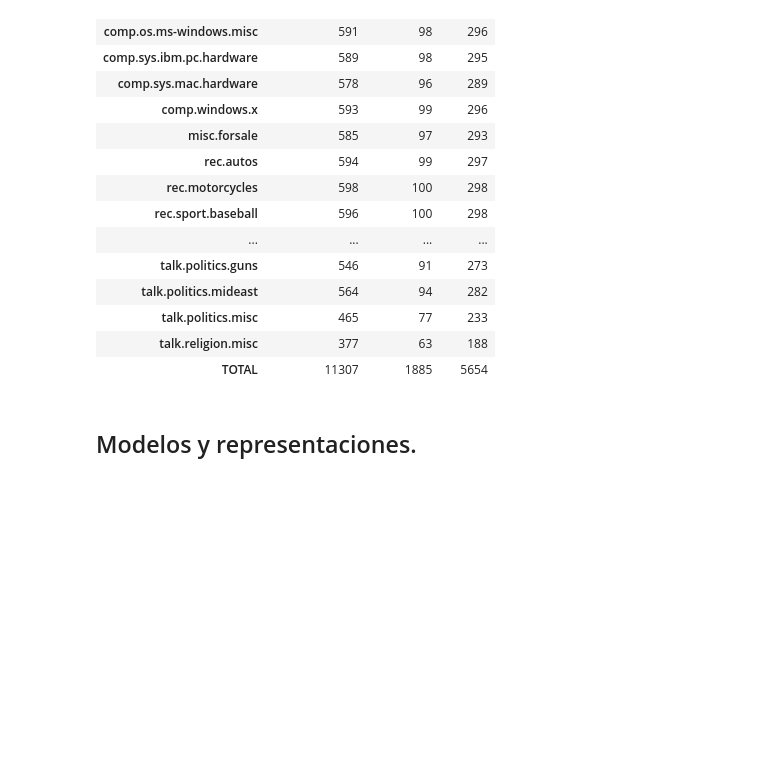
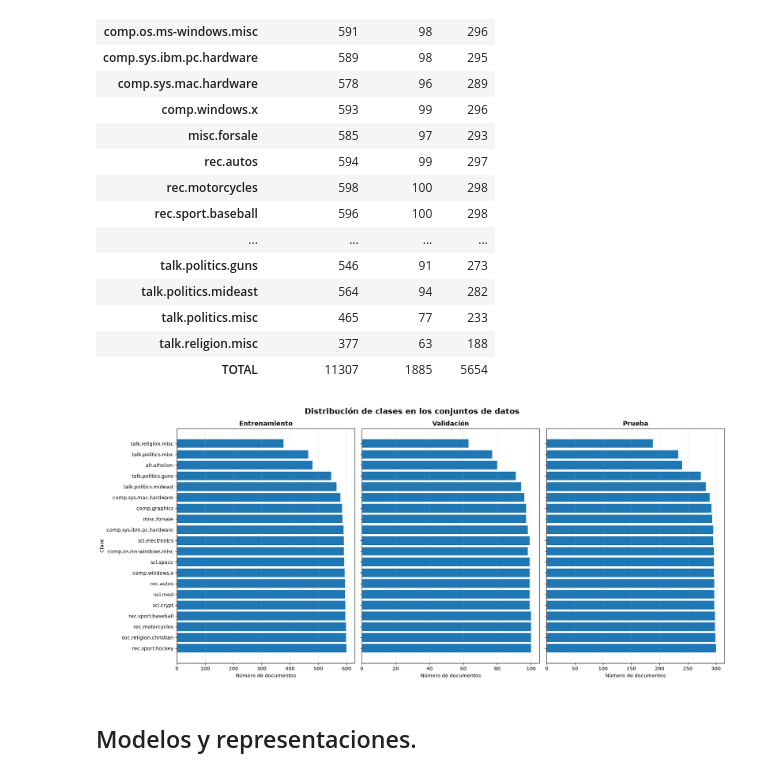
Before and after one commit to Things-I-learn/NLP-ml, a Jupyter notebook: Tarea3/20newsgroups.ipynb, the cells around one changed output. Cells and saved outputs as stored; diff of their text form; code cells hidden in the pictures; blank space fills up the shorter version.

```diff
--- a/Tarea3/20newsgroups.ipynb
+++ b/Tarea3/20newsgroups.ipynb
@@ -266,6 +266,63 @@ distribucion
 | talk.politics.misc | 465 | 77 | 233 |
 | talk.religion.misc | 377 | 63 | 188 |
 | TOTAL | 11307 | 1885 | 5654 |
+# %%
+# Grafico paralelo de la distribución de clases en los conjuntos de entrenamiento, validación y prueba
+
+datos = distribucion.drop(index='TOTAL', errors='ignore')
+
+# Ordenar de menor a mayor según entrenamiento
+datos = datos.sort_values('Entrenamiento', ascending=True)
+
+# Crear los tres gráficos
+fig, axes = plt.subplots(
+    ncols=3,
+    figsize=(18, 8),
+    sharey=True
+)
+
+conjuntos = {
+    'Entrenamiento': 'Entrenamiento',
+    'Validación': 'Validación',
+    'Prueba': 'Prueba'
+}
+
+for ax, (titulo, columna) in zip(axes, conjuntos.items()):
+
+    valores = datos[columna]
+
+    ax.barh(datos.index, valores)
+
+    ax.set_title(titulo, fontsize=13, fontweight='bold')
+    ax.set_xlabel('Número de documentos')
+
+    # Menor frecuencia arriba, mayor frecuencia abajo
+    ax.invert_yaxis()
+
+    # # Valores al final de cada barra
+    # for i, valor in enumerate(valores):
+    #     ax.text(
+    #         valor + max(valores) * 0.01,
+    #         i,
+    #         str(valor),
+    #         va='center',
+    #         fontsize=9
+    #     )
+
+    ax.grid(axis='x', alpha=0.3)
+
+axes[0].set_ylabel('Clase')
+
+fig.suptitle(
+    'Distribución de clases en los conjuntos de datos',
+    fontsize=16,
+    fontweight='bold'
+)
+
+plt.tight_layout()
+plt.show()
+# %% [output]
+[figure, added]
 # %% [markdown]
 ## Modelos y representaciones.
 # %%
```
Also changed, not shown: parts of 12 cells of this notebook, 1 other file.
